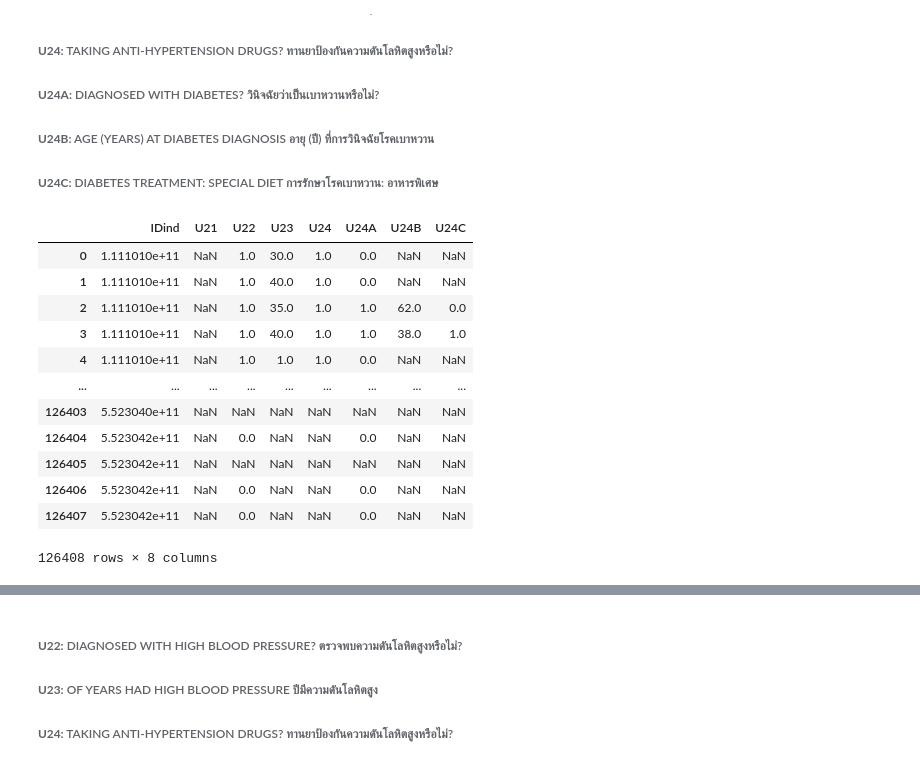
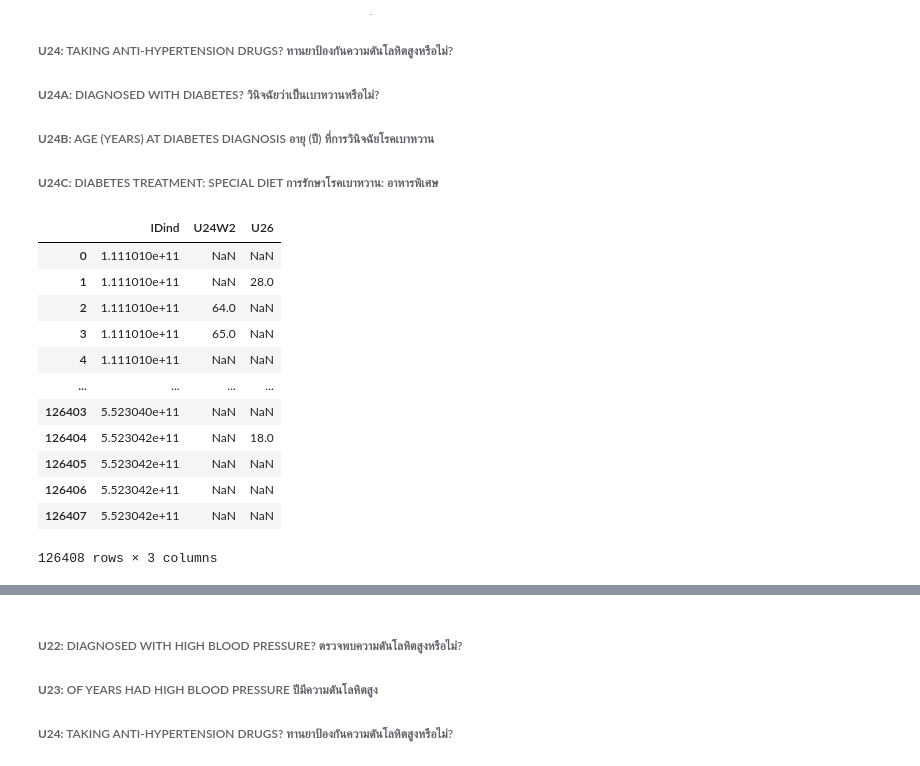
Before and after one commit to iam-fern/real_data, a Jupyter notebook: China_Health_and_Nutrition_Survey_(CHNS).ipynb, the cells around one changed output, grey strips where cells are left out. Cells and saved outputs as stored; diff of their text form; code cells hidden in the pictures.

```diff
--- a/China_Health_and_Nutrition_Survey_(CHNS).ipynb
+++ b/China_Health_and_Nutrition_Survey_(CHNS).ipynb
@@ -37,21 +38,21 @@ df
 ###### **U24B:** AGE (YEARS) AT DIABETES DIAGNOSIS อายุ (ปี) ที่การวินิจฉัยโรคเบาหวาน
 ###### **U24C:** DIABETES TREATMENT: SPECIAL DIET การรักษาโรคเบาหวาน: อาหารพิเศษ
 # %%
-table = df[['IDind', 'U21', 'U22', 'U23', 'U24', 'U24A', 'U24B', 'U24C']]
+table = df[['IDind', 'U24W2', 'U26']]
 table
 # %% [output]
-|  | IDind | U21 | U22 | U23 | U24 | U24A | U24B | U24C |
-| 0 | 1.111010e+11 | NaN | 1.0 | 30.0 | 1.0 | 0.0 | NaN | NaN |
-| 1 | 1.111010e+11 | NaN | 1.0 | 40.0 | 1.0 | 0.0 | NaN | NaN |
-| 2 | 1.111010e+11 | NaN | 1.0 | 35.0 | 1.0 | 1.0 | 62.0 | 0.0 |
-| 3 | 1.111010e+11 | NaN | 1.0 | 40.0 | 1.0 | 1.0 | 38.0 | 1.0 |
-| 4 | 1.111010e+11 | NaN | 1.0 | 1.0 | 1.0 | 0.0 | NaN | NaN |
-| ... | ... | ... | ... | ... | ... | ... | ... | ... |
-| 126403 | 5.523040e+11 | NaN | NaN | NaN | NaN | NaN | NaN | NaN |
-| 126404 | 5.523042e+11 | NaN | 0.0 | NaN | NaN | 0.0 | NaN | NaN |
-| 126405 | 5.523042e+11 | NaN | NaN | NaN | NaN | NaN | NaN | NaN |
-| 126406 | 5.523042e+11 | NaN | 0.0 | NaN | NaN | 0.0 | NaN | NaN |
-| 126407 | 5.523042e+11 | NaN | 0.0 | NaN | NaN | 0.0 | NaN | NaN |
+|  | IDind | U24W2 | U26 |
+| 0 | 1.111010e+11 | NaN | NaN |
+| 1 | 1.111010e+11 | NaN | 28.0 |
+| 2 | 1.111010e+11 | 64.0 | NaN |
+| 3 | 1.111010e+11 | 65.0 | NaN |
+| 4 | 1.111010e+11 | NaN | NaN |
+| ... | ... | ... | ... |
+| 126403 | 5.523040e+11 | NaN | NaN |
+| 126404 | 5.523042e+11 | NaN | 18.0 |
+| 126405 | 5.523042e+11 | NaN | NaN |
+| 126406 | 5.523042e+11 | NaN | NaN |
+| 126407 | 5.523042e+11 | NaN | NaN |
-126408 rows × 8 columns
+126408 rows × 3 columns
 # %%
 # Define in which columns to look for missing values.
```
Also changed, not shown: parts of 6 cells of this notebook.
